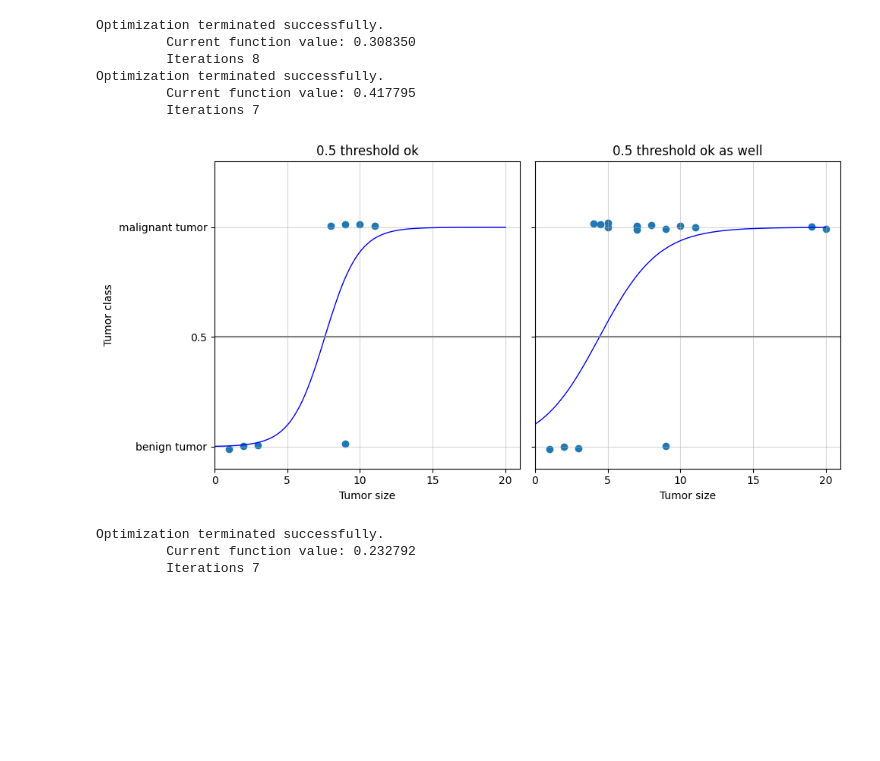
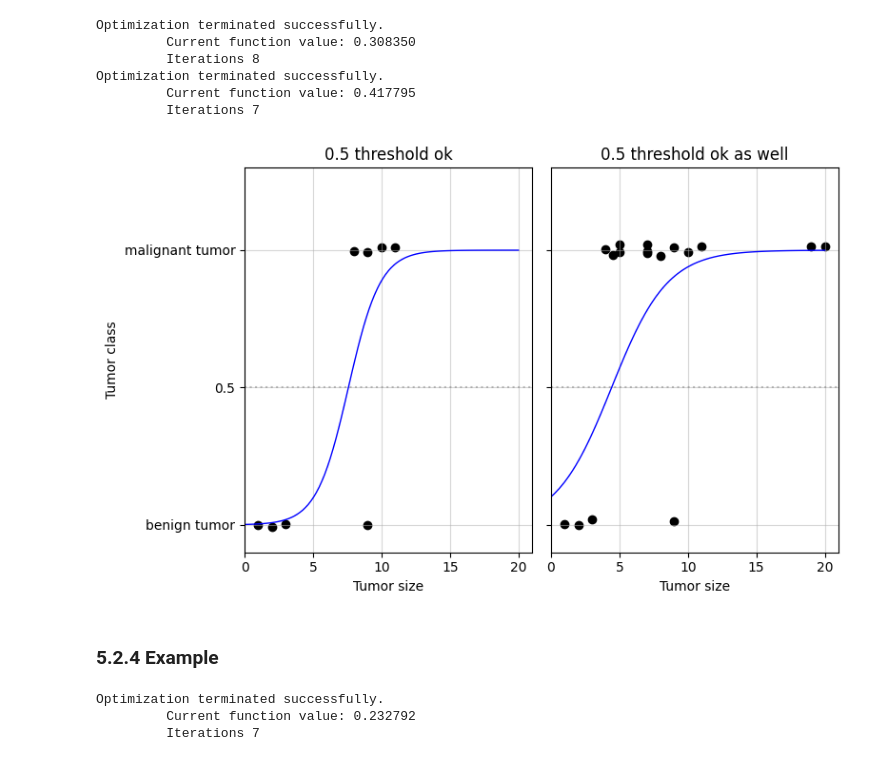
Before and after one commit to shimkoji/Interpretable-machine-learning-by-python, a Jupyter notebook: python/notebook/5.2 Logistic Regression.ipynb, the cells around one changed output. Saved outputs shown, nothing was run; the diff lists cells and outputs as text; code cells hidden in the pictures; blank space fills up the shorter version.

```diff
--- a/python/notebook/5.2 Logistic Regression.ipynb
+++ b/python/notebook/5.2 Logistic Regression.ipynb
@@ -22,6 +24,4 @@ sys.path.append(str(config.REPO_ROOT))
 # %%
-# TODO
-# レイアウト合わせる
 df = pd.DataFrame(
     {
         "x": [1, 2, 3, 8, 9, 10, 11, 9],
@@ -39,12 +39,12 @@ df_extra = pd.DataFrame(
 )
 
 df_lin_log = pd.concat([df, df_extra])
-fig, axes = plt.subplots(1, 2, figsize=(10, 5), sharey=True)
+fig, axes = plt.subplots(1, 2, figsize=(8, 5), sharey=True)
 for ax, (case, title) in zip(
     axes.flat,
     [
+        ("0.5 threshold ok", "0.5 threshold ok"),
         ("0.5 threshold not ok", "0.5 threshold not ok"),
-        ("0.5 threshold ok", "0.5 threshold ok"),
     ],
 ):
     df_subset = df_lin_log[df_lin_log["case"] == case]
@@ -58,13 +58,14 @@ for ax, (case, title) in zip(
 
     ax.set_title(title)
     ax.set_xlabel("Tumor size")
+    ax.set_ylabel("")
     ax.set_yticks([0, 0.5, 1])
     ax.set_yticklabels(["benign tumor", "0.5", "malignant tumor"])
     ax.set_ylim(-0.1, 1.3)
     ax.set_xlim(0, 21)
     ax.set_xticks([i * 5 for i in range(5)])
-    ax.axhline(y=0.5, linestyle="-", color="gray")
+    ax.axhline(y=0.5, linestyle="dotted", color="gray", alpha=0.5)
     ax.grid(True, linestyle="-", alpha=0.5)
-plt.tight_layout()  # Adjusts subplot parameters for a tight layout.
+plt.tight_layout()
 plt.show()
 # %% [output]
@@ -72,18 +75,18 @@ plt.show()
 # %%
-# Define the logistic function
 def logistic(x):
     return 1 / (1 + np.exp(-x))
 
 
 x = np.linspace(-6, 6, 100)
 y = logistic(x)
+
 fig, ax = plt.subplots(1, 1, figsize=(7, 5), sharey=True)
 ax.plot(x, y, color="blue")
 ax.set_xlabel("x")
 ax.set_ylabel("y")
 ax.set_xticks([i * 3 for i in range(-1, 3)])
-ax.set_yticks([i * 0.25 for i in range(6)])
+ax.set_yticks([i * 0.25 for i in range(5)])
 ax.set_title("The Logistic Function")
-ax.grid(True, linestyle="-", alpha=0.5)
+ax.grid(True, linestyle="-", color="gray", alpha=0.3)
 plt.show()
 # %% [output]
@@ -91,7 +94,4 @@ plt.show()
 # %%
-# TODO
-# レイアウト合わせる
-
 df_lin_log = pd.concat([df, df_extra])
 df_lin_log["case"] = df_lin_log["case"].astype(str)
 df_lin_log["case"] = df_lin_log["case"].replace(
@@ -106,50 +106,48 @@ X2 = sm.add_constant(df_lin_log[["x"]])
 y2 = df_lin_log["y"]
 model2 = sm.Logit(y2, X2).fit()
 
-# 予測値を生成
 lgrid = pd.DataFrame({"x": np.linspace(0, 20, 100)})
 X1_grid = sm.add_constant(lgrid[["x"]])
 lgrid["y1_pred"] = model1.predict(X1_grid)
-
 X2_grid = sm.add_constant(lgrid[["x"]])
 lgrid["y2_pred"] = model2.predict(X2_grid)
 
-# データフレームの整形
 lgrid_m = lgrid.melt(id_vars="x", var_name="case", value_name="value")
 lgrid_m["case"] = lgrid_m["case"].replace(
     {"y1_pred": "0.5 threshold ok", "y2_pred": "0.5 threshold ok as well"}
 )
 
-# プロット
-fig, axes = plt.subplots(1, 2, figsize=(10, 5), sharey=True)
+fig, axes = plt.subplots(1, 2, figsize=(8, 5), sharey=True)
 for ax, case in zip(axes.flat, ["0.5 threshold ok", "0.5 threshold ok as well"]):
     df_subset = df_lin_log[df_lin_log["case"] == case]
     lgrid_subset = lgrid_m[lgrid_m["case"] == case]
 
     jittered_y = df_subset["y"] + np.random.uniform(-0.02, 0.02, len(df_subset))
     ax.plot(lgrid_subset["x"], lgrid_subset["value"], color="blue", linewidth=1)
-    ax.scatter(df_subset["x"], jittered_y)
+    ax.scatter(df_subset["x"], jittered_y, color="black")
     ax.set_title(case)
     ax.set_xlabel("Tumor size")
     ax.set_xlim(0, 21)
     ax.set_xticks([i * 5 for i in range(5)])
     ax.set_yticks([0, 0.5, 1])
     ax.set_yticklabels(["benign tumor", "0.5", "malignant tumor"])
     ax.set_ylim(-0.1, 1.3)
-    ax.axhline(y=0.5, linestyle="-", color="gray")
+    ax.axhline(y=0.5, linestyle="dotted", color="gray", alpha=0.5)
     ax.grid(True, linestyle="-", alpha=0.5)
 
 axes[0].set_ylabel("Tumor class")
 plt.tight_layout()
 plt.show()
 # %% [output]
 Optimization terminated successfully.
          Current function value: 0.308350
          Iterations 8
 Optimization terminated successfully.
          Current function value: 0.417795
          Iterations 7
-[figure, old version]
+[figure, new version]
+# %% [markdown]
+### 5.2.4 Example
 # %%
 from python.src.preprocess import preprocess_rfcc
 
```
Also changed, not shown: parts of 6 cells of this notebook.
